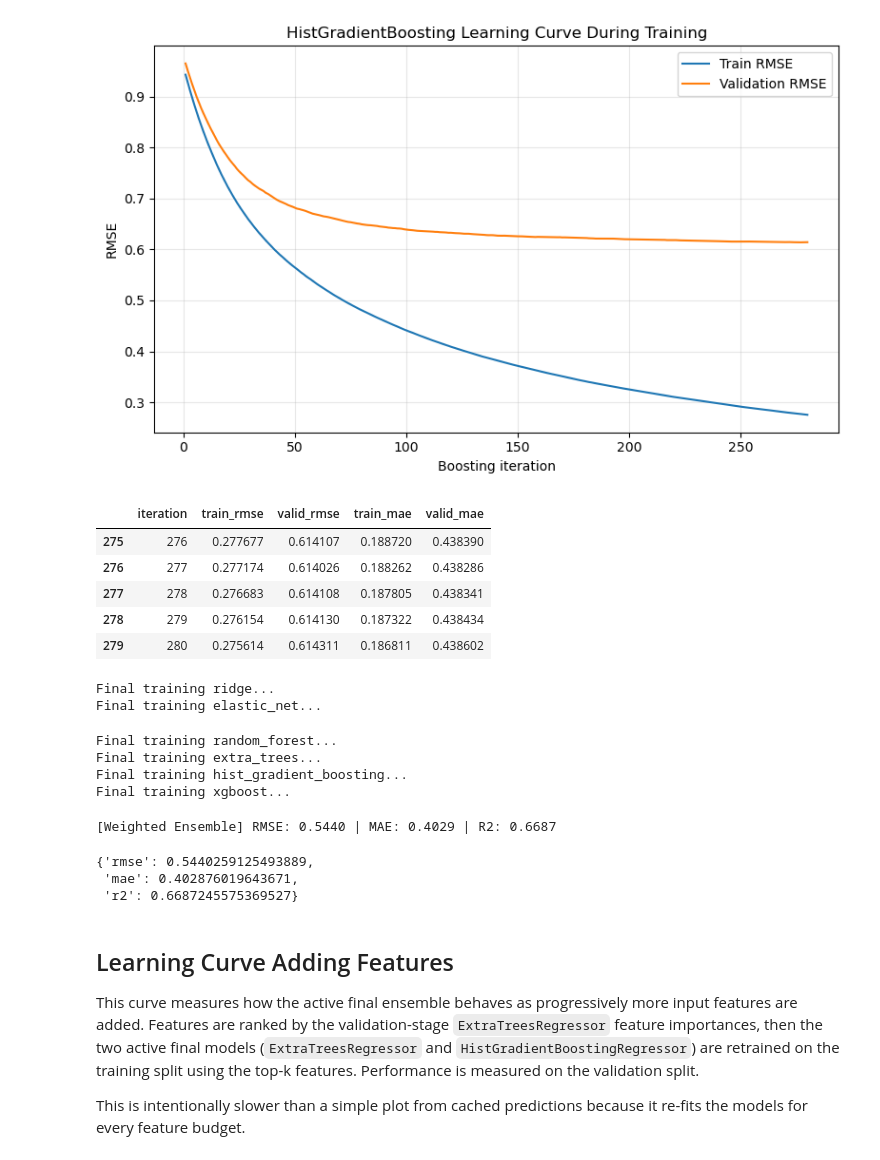
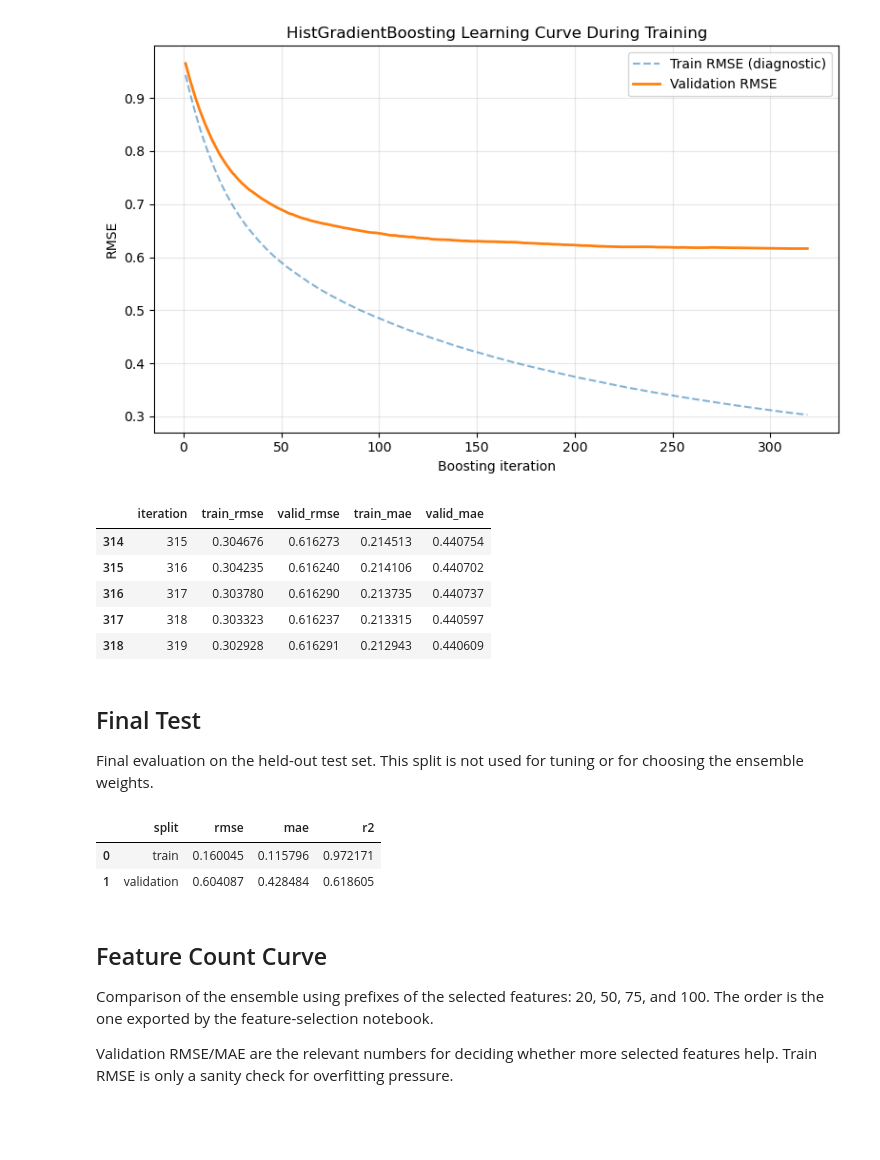
Before and after one commit to LucaBTE/toxicity-prediction, a Jupyter notebook: notebooks/ml-models/model_weighted_ensemble.ipynb, the cells around one changed output. Drawn from its saved outputs; the diff is of its cells as text; code cells hidden in the pictures; blank space fills up the shorter version.

```diff
--- a/notebooks/ml-models/model_weighted_ensemble.ipynb
+++ b/notebooks/ml-models/model_weighted_ensemble.ipynb
@@ -408,8 +436,8 @@ training_iteration_curve = pd.DataFrame(iteration_rows)
 training_iteration_curve.to_csv(paths['training_iteration_curve_csv'], index=False)
 
 plt.figure(figsize=(8, 5))
-plt.plot(training_iteration_curve['iteration'], training_iteration_curve['train_rmse'], label='Train RMSE')
-plt.plot(training_iteration_curve['iteration'], training_iteration_curve['valid_rmse'], label='Validation RMSE')
+plt.plot(training_iteration_curve['iteration'], training_iteration_curve['train_rmse'], linestyle='--', alpha=0.55, label='Train RMSE (diagnostic)')
+plt.plot(training_iteration_curve['iteration'], training_iteration_curve['valid_rmse'], linewidth=2, label='Validation RMSE')
 plt.xlabel('Boosting iteration')
 plt.ylabel('RMSE')
 plt.title('HistGradientBoosting Learning Curve During Training')
@@ -421,47 +449,48 @@ plt.show()
 
 training_iteration_curve.tail()
 # %% [output]
-[figure, old version]
+[figure, new version]
 |  | iteration | train_rmse | valid_rmse | train_mae | valid_mae |
-| 275 | 276 | 0.277677 | 0.614107 | 0.188720 | 0.438390 |
-| 276 | 277 | 0.277174 | 0.614026 | 0.188262 | 0.438286 |
-| 277 | 278 | 0.276683 | 0.614108 | 0.187805 | 0.438341 |
-| 278 | 279 | 0.276154 | 0.614130 | 0.187322 | 0.438434 |
-| 279 | 280 | 0.275614 | 0.614311 | 0.186811 | 0.438602 |
+| 314 | 315 | 0.304676 | 0.616273 | 0.214513 | 0.440754 |
+| 315 | 316 | 0.304235 | 0.616240 | 0.214106 | 0.440702 |
+| 316 | 317 | 0.303780 | 0.616290 | 0.213735 | 0.440737 |
+| 317 | 318 | 0.303323 | 0.616237 | 0.213315 | 0.440597 |
+| 318 | 319 | 0.302928 | 0.616291 | 0.212943 | 0.440609 |
+# %% [markdown]
+## Final Test
+
+Final evaluation on the held-out test set. This split is not used for tuning or for choosing the ensemble weights.
 # %%
-#final fit on train + validation, then evaluate once on the held-out test set.
-X_full = np.vstack([X_train, X_valid])
-y_full = np.concatenate([y_train, y_valid])
+# # Final fit stays train-only. Validation has already been used for weight selection,
+# # and the held-out test split is evaluated once at the end.
+final_estimators = fitted_for_weights
+train_predictions = {}
+# test_predictions = {}
 
-final_estimators = {}
-test_predictions = {}
+for name, final_model in final_estimators.items():
+     train_predictions[name] = np.asarray(final_model.predict(X_train)).ravel()
+#     test_predictions[name] = np.asarray(final_model.predict(X_test)).ravel()
 
-for name, estimator in make_estimators(tuned_params).items():
-    print(f'Final training {name}...')
-    final_model = fit_estimator(name, clone(estimator), X_full, y_full, X_valid, y_valid)
-    final_estimators[name] = final_model
-    test_predictions[name] = np.asarray(final_model.predict(X_test)).ravel()
+train_pred_matrix = np.column_stack([train_predictions[name] for name in base_estimators])
+# test_pred_matrix = np.column_stack([test_predictions[name] for name in base_estimators])
+train_ensemble = weighted_prediction(weights, train_pred_matrix)
+# ensemble_predictions = weighted_prediction(weights, test_pred_matrix)
+# test_metrics = regression_metrics(y_test, ensemble_predictions)
 
-test_pred_matrix = np.column_stack([test_predictions[name] for name in base_estimators])
-ensemble_predictions = weighted_prediction(weights, test_pred_matrix)
-test_metrics = regression_metrics(y_test, ensemble_predictions)
-print(f"[Weighted Ensemble] RMSE: {test_metrics['rmse']:.4f} | MAE: {test_metrics['mae']:.4f} | R2: {test_metrics['r2']:.4f}")
-test_metrics
+performance_summary = pd.DataFrame([
+    {'split': 'train', **regression_metrics(y_train, train_ensemble)},
+    {'split': 'validation', **regression_metrics(y_valid, valid_ensemble)},
+    #{'split': 'test', **test_metrics},
+])
+performance_summary
 # %% [output]
-Final training ridge...
-Final training elastic_net...
-Final training random_forest...
-Final training extra_trees...
-Final training hist_gradient_boosting...
-Final training xgboost...
-[Weighted Ensemble] RMSE: 0.5440 | MAE: 0.4029 | R2: 0.6687
-{'rmse': 0.5440259125493889,
- 'mae': 0.402876019643671,
- 'r2': 0.6687245575369527}
+|  | split | rmse | mae | r2 |
+| 0 | train | 0.160045 | 0.115796 | 0.972171 |
+| 1 | validation | 0.604087 | 0.428484 | 0.618605 |
 # %% [markdown]
-## Learning Curve Adding Features
+## Feature Count Curve
 
-This curve measures how the active final ensemble behaves as progressively more input features are added. Features are ranked by the validation-stage `ExtraTreesRegressor` feature importances, then the two active final models (`ExtraTreesRegressor` and `HistGradientBoostingRegressor`) are retrained on the training split using the top-k features. Performance is measured on the validation split.
+Comparison of the ensemble using prefixes of the selected features: 20, 50, 75, and 100. The order is the one exported by the feature-selection notebook.
 
-This is intentionally slower than a simple plot from cached predictions because it re-fits the models for every feature budget.
+Validation RMSE/MAE are the relevant numbers for deciding whether more selected features help. Train RMSE is only a sanity check for overfitting pressure.
 # %%
```
Also changed, not shown: parts of 20 cells of this notebook, 7 other files.
